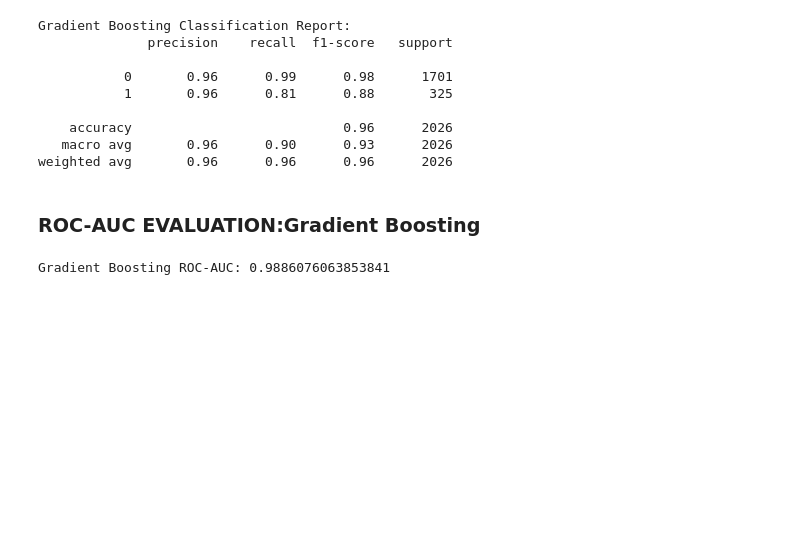
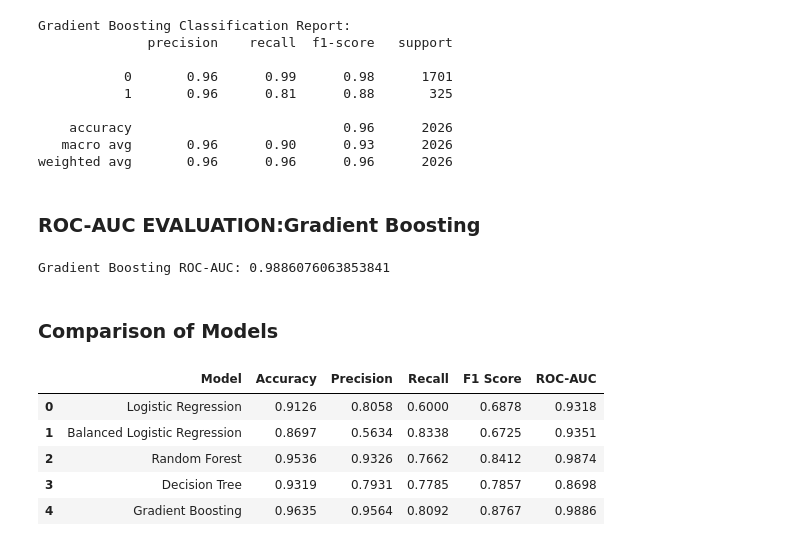
Before and after one commit to abhiramiam005-eng/Bank-Customer-Churn-Prediction, a Jupyter notebook: Bank_Churn_Prediction.ipynb, the cells around one changed output. Drawn from its saved outputs; the diff is of its cells as text; code cells hidden in the pictures; blank space fills up the shorter version.

```diff
--- a/Bank_Churn_Prediction.ipynb
+++ b/Bank_Churn_Prediction.ipynb
@@ -1283,3 +1283,38 @@ roc_auc_gb = roc_auc_score(Y_test, Y_prob_gb)
 print("Gradient Boosting ROC-AUC:", roc_auc_gb)
 # %% [output]
 Gradient Boosting ROC-AUC: 0.9886076063853841
+# %% [markdown]
+### Comparison of Models
+# %%
+from sklearn.metrics import accuracy_score, precision_score, recall_score, f1_score, roc_auc_score
+
+models = {
+    "Logistic Regression": (Y_pred, Y_prob_baseline),
+    "Balanced Logistic Regression": (Y_pred_balanced, Y_prob_balanced),
+    "Random Forest": (Y_pred_rf, Y_prob_rf),
+    "Decision Tree": (Y_pred_dt, dt_pipeline.predict_proba(X_test)[:, 1]),
+    "Gradient Boosting": (Y_pred_gb, gb_pipeline.predict_proba(X_test)[:, 1])
+}
+
+comparison_results = []
+
+for name, (pred, prob) in models.items():
+    comparison_results.append({
+        "Model": name,
+        "Accuracy": accuracy_score(Y_test, pred),
+        "Precision": precision_score(Y_test, pred),
+        "Recall": recall_score(Y_test, pred),
+        "F1 Score": f1_score(Y_test, pred),
+        "ROC-AUC": roc_auc_score(Y_test, prob)
+    })
+
+comparison_df = pd.DataFrame(comparison_results)
+
+comparison_df.round(4)
+# %% [output]
+|  | Model | Accuracy | Precision | Recall | F1 Score | ROC-AUC |
+| 0 | Logistic Regression | 0.9126 | 0.8058 | 0.6000 | 0.6878 | 0.9318 |
+| 1 | Balanced Logistic Regression | 0.8697 | 0.5634 | 0.8338 | 0.6725 | 0.9351 |
+| 2 | Random Forest | 0.9536 | 0.9326 | 0.7662 | 0.8412 | 0.9874 |
+| 3 | Decision Tree | 0.9319 | 0.7931 | 0.7785 | 0.7857 | 0.8698 |
+| 4 | Gradient Boosting | 0.9635 | 0.9564 | 0.8092 | 0.8767 | 0.9886 |
```
Also changed, not shown: parts of 5 cells of this notebook.
